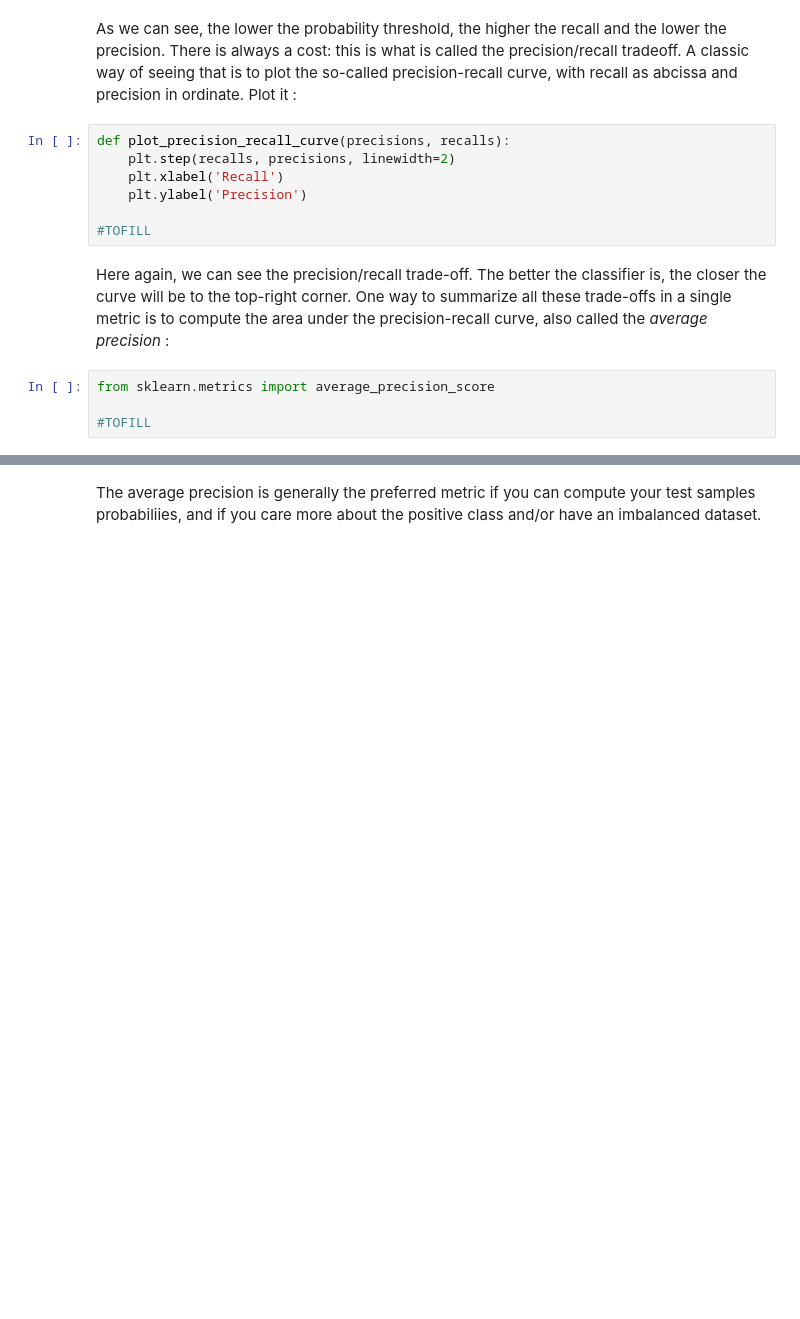
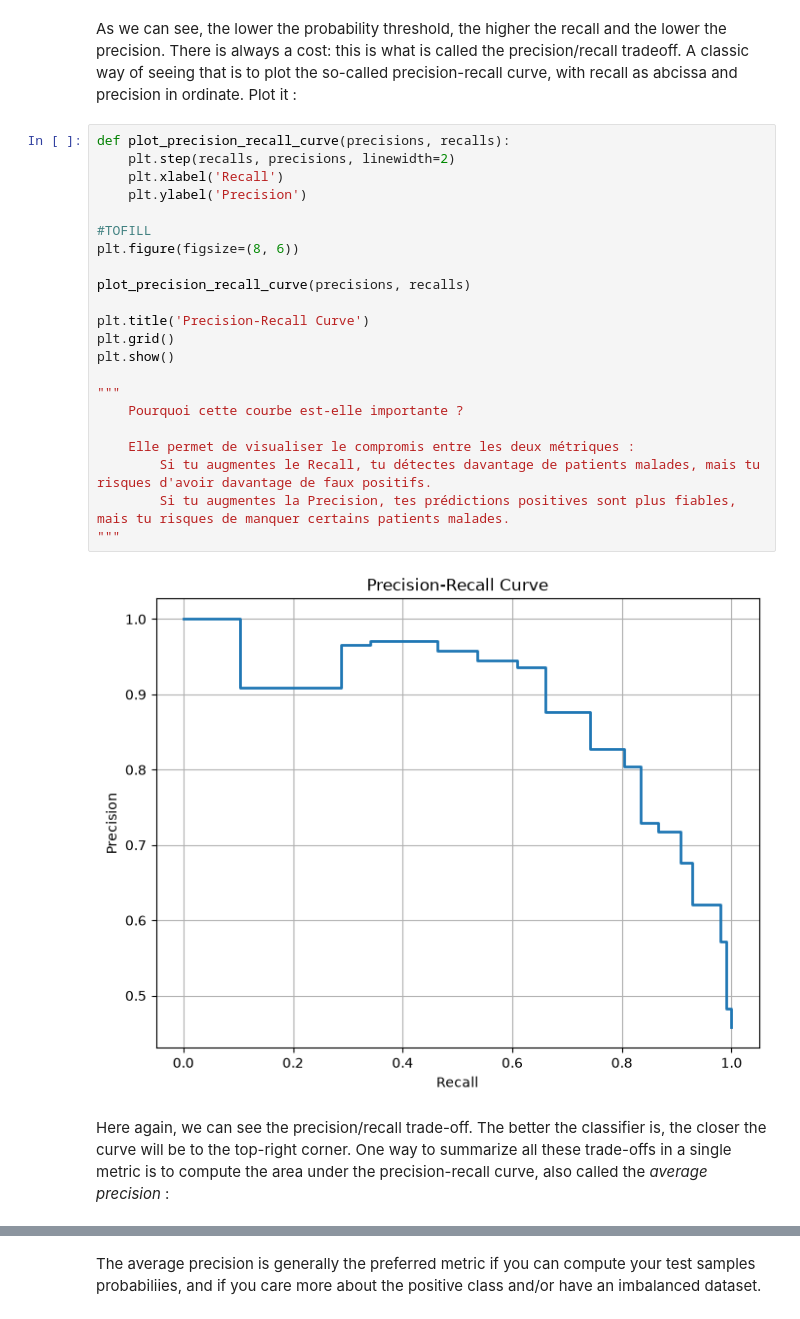
Before and after one commit to Robert-dataAI/ML2.1-classification_intro, a Jupyter notebook: notebooks/Machine_Learning_2.1_Classification.ipynb, the cells around one changed output, grey strips where cells are left out. Saved outputs shown, nothing was run; the diff lists cells and outputs as text; blank space fills up the shorter version.

```diff
--- a/notebooks/Machine_Learning_2.1_Classification.ipynb
+++ b/notebooks/Machine_Learning_2.1_Classification.ipynb
@@ -444,15 +606,28 @@ def plot_precision_recall_vs_threshold(precisions, recalls, thresholds):
 # %% [markdown]
 As we can see, the lower the probability threshold, the higher the recall and the lower the precision. There is always a cost: this is what is called the precision/recall tradeoff. A classic way of seeing that is to plot the so-called precision-recall curve, with recall as abcissa and precision in ordinate. Plot it :
-# %%
-def plot_precision_recall_curve(precisions, recalls):
-    plt.step(recalls, precisions, linewidth=2)
-    plt.xlabel('Recall')
-    plt.ylabel('Precision')
-
-#TOFILL
+# %%
+def plot_precision_recall_curve(precisions, recalls):
+    plt.step(recalls, precisions, linewidth=2)
+    plt.xlabel('Recall')
+    plt.ylabel('Precision')
+
+#TOFILL
+plt.figure(figsize=(8, 6))
+
+plot_precision_recall_curve(precisions, recalls)
+
+plt.title('Precision-Recall Curve')
+plt.grid()
+plt.show()
+
+"""
+    Pourquoi cette courbe est-elle importante ?
+
+    Elle permet de visualiser le compromis entre les deux métriques :
+        Si tu augmentes le Recall, tu détectes davantage de patients malades, mais tu risques d'avoir davantage de faux positifs.
+        Si tu augmentes la Precision, tes prédictions positives sont plus fiables, mais tu risques de manquer certains patients malades.
+"""
+# %% [output]
+[figure, added]
 # %% [markdown]
 Here again, we can see the precision/recall trade-off. The better the classifier is, the closer the curve will be to the top-right corner. One way to summarize all these trade-offs in a single metric is to compute the area under the precision-recall curve, also called the *average precision* :
-# %%
-from sklearn.metrics import average_precision_score
-
-#TOFILL
```
Also changed, not shown: parts of 20 cells of this notebook, 1 other file.
